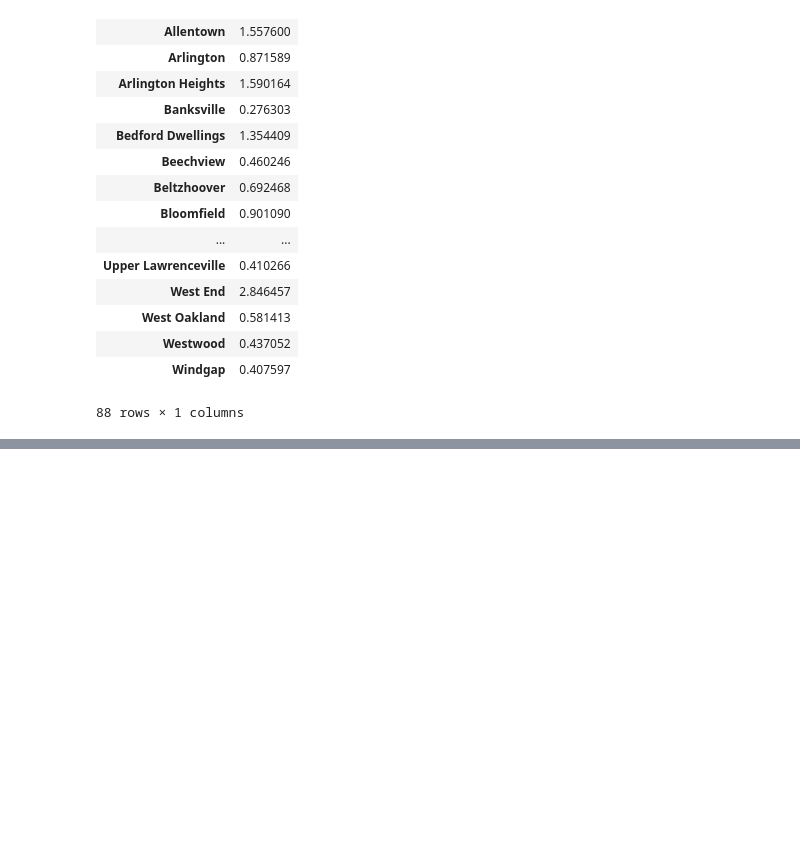
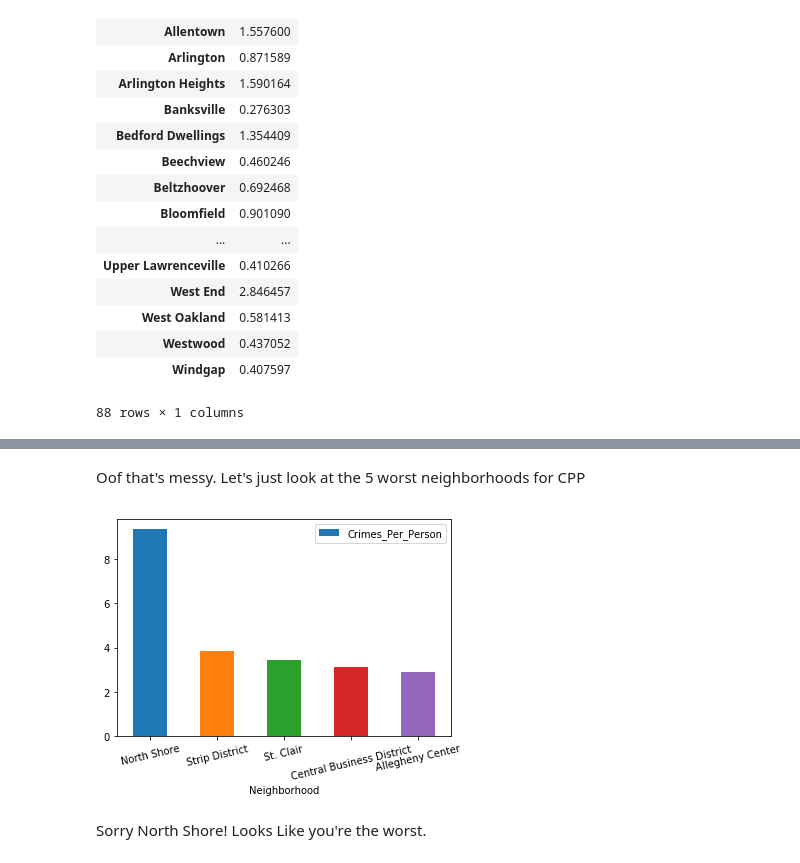
Before and after one commit to AlexHaskovec/final-project, a Jupyter notebook: notebook.ipynb, the cells around one changed output, grey strips where cells are left out. Saved outputs shown, nothing was run; the diff lists cells and outputs as text; code cells hidden in the pictures; blank space fills up the shorter version.

```diff
--- a/notebook.ipynb
+++ b/notebook.ipynb
@@ -110,0 +206,9 @@ big_hoods.sort_values(by=['CPC'])
+# %% [markdown]
+Oof that's messy. Let's just look at the 5 worst neighborhoods for CPP
+# %%
+worst_five = dataFrame.nlargest(5, 'Crimes_Per_Person')
+wf = worst_five.plot.bar(y="Crimes_Per_Person", rot=13)
+# %% [output]
+[figure, added]
+# %% [markdown]
+Sorry North Shore! Looks Like you're the worst.
```
Also changed, not shown: parts of 20 cells of this notebook, 1 other file.
